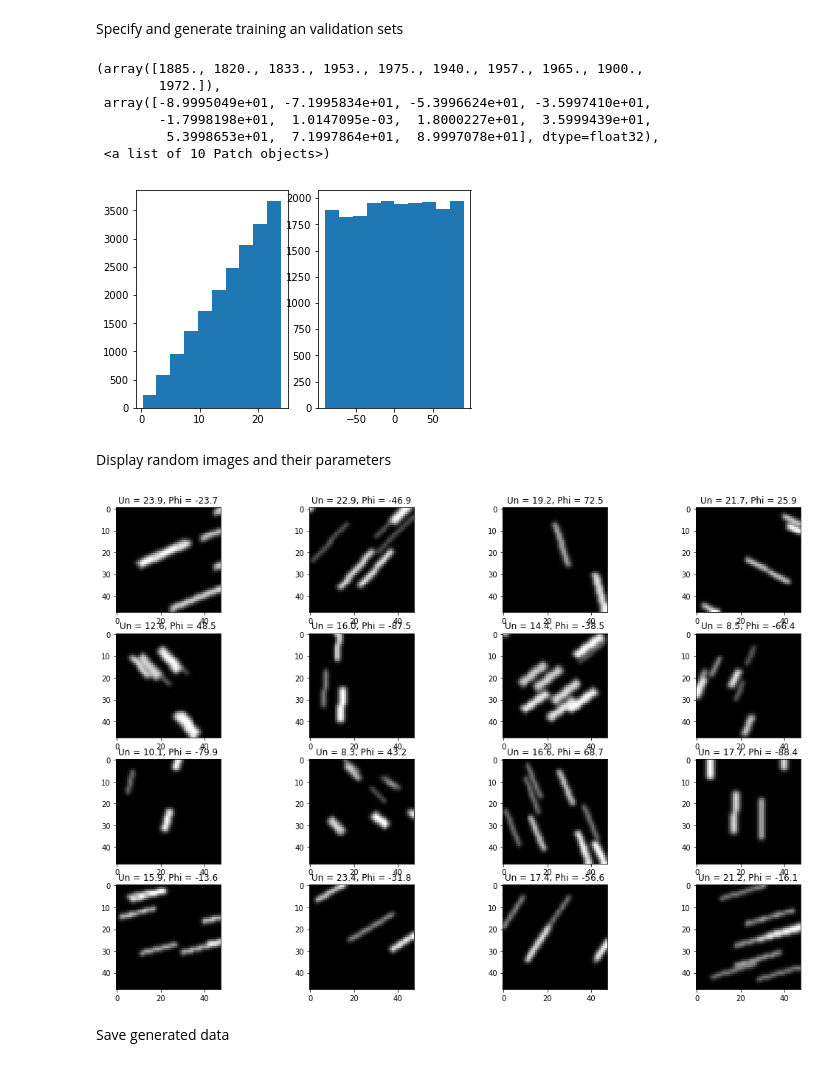
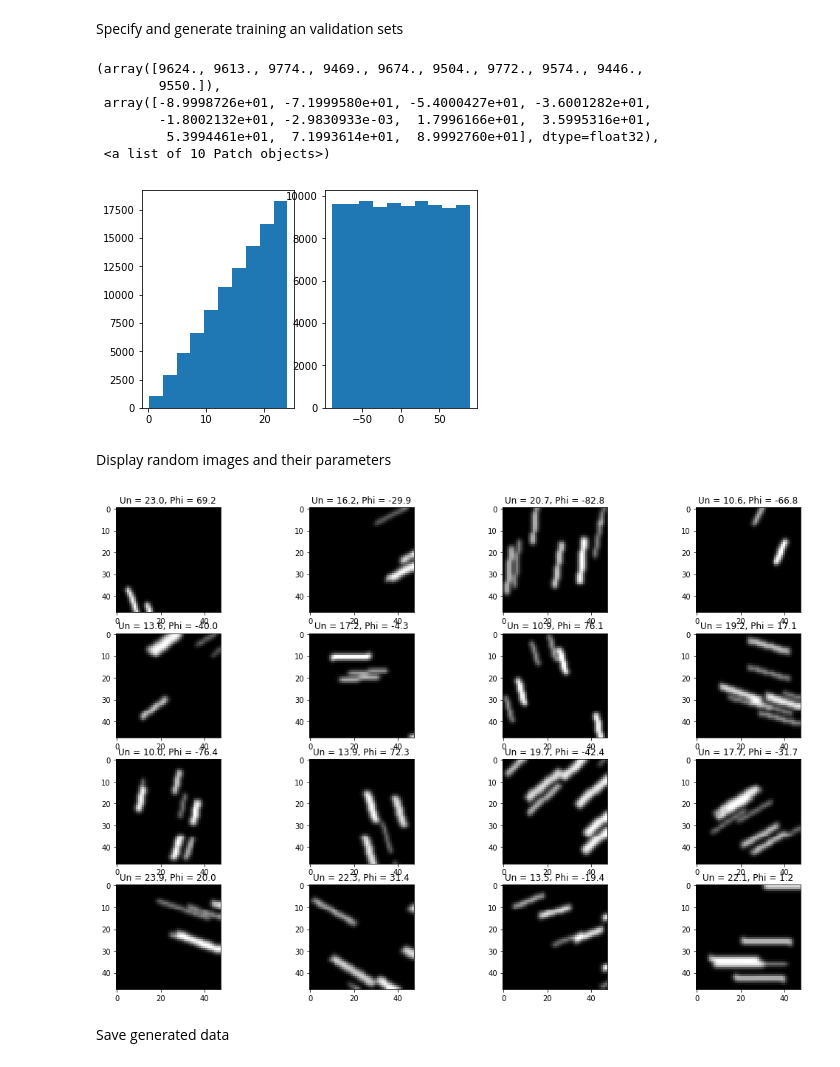
Before and after one commit to agrayver/streakcnn, a Jupyter notebook: generate_CNN_dataset.ipynb, the cells around one changed output. Saved outputs shown, nothing was run; the diff lists cells and outputs as text; code cells hidden in the pictures.

```diff
--- a/generate_CNN_dataset.ipynb
+++ b/generate_CNN_dataset.ipynb
@@ -30,7 +30,7 @@ class StreakImageGenerator:
         self.uRms = uRms
         self.phiRms = phiRms
 
-    def generate(self, count = 1, sigma = None, truncate = None):
+    def generate(self, count = 1, sigma = None):
         images = np.zeros([count, 1, self.winSz, self.winSz], dtype=np.uint8)
         un0 = np.zeros(count, dtype=np.float32)
         phi0 = np.zeros(count, dtype=np.float32)
@@ -66,10 +66,7 @@ class StreakImageGenerator:
             if sigma is None:
                 images[i,0,:,:] = img;
             else:
-                #images[i,0,:,:] = gaussian_filter(np.asarray(img), sigma=sigma, truncate=truncate)
-                #images[i,0,:,:] = ImageOps.autocontrast(Image.fromarray(img))
                 images[i,0,:,:] = img.filter(ImageFilter.GaussianBlur(radius=sigma))
-                #images[i,0,:,:] = 255. * (1. - np.exp(-0.006*images[i,0,:,:]))
 
         return images,un0,phi0*180/np.pi,nstreaks
 # %% [markdown]
@@ -77,30 +74,30 @@ Specify and generate training an validation sets
 # %%
 windowSize = 48
 maxDisplacement = 24
 nparticles = range(2, 10)
 radius = range(1, 4)
 uRms = 0
 phiRms = 0
 
 generator = StreakImageGenerator(windowSize, maxDisplacement, \
                                  nparticles, radius, uRms, phiRms)
 
-count = 192*100;
-images, Un, Phi, _ = generator.generate(count = count, sigma = 1, truncate = 2)
+count = 192*500;
+images, Un, Phi, _ = generator.generate(count = count, sigma = 1)
 
 fig = plt.figure()
 ax = fig.add_subplot(1,2,1)
 plt.hist(Un)
 ax = fig.add_subplot(1,2,2)
 plt.hist(Phi)
 # %% [output]
-(array([1885., 1820., 1833., 1953., 1975., 1940., 1957., 1965., 1900.,
-        1972.]),
- array([-8.9995049e+01, -7.1995834e+01, -5.3996624e+01, -3.5997410e+01,
-        -1.7998198e+01,  1.0147095e-03,  1.8000227e+01,  3.5999439e+01,
-         5.3998653e+01,  7.1997864e+01,  8.9997078e+01], dtype=float32),
+(array([9624., 9613., 9774., 9469., 9674., 9504., 9772., 9574., 9446.,
+        9550.]),
+ array([-8.9998726e+01, -7.1999580e+01, -5.4000427e+01, -3.6001282e+01,
+        -1.8002132e+01, -2.9830933e-03,  1.7996166e+01,  3.5995316e+01,
+         5.3994461e+01,  7.1993614e+01,  8.9992760e+01], dtype=float32),
  <a list of 10 Patch objects>)
-[figure, old version]
+[figure, new version]
 # %% [markdown]
 Display random images and their parameters
 # %%
@@ -116,7 +113,7 @@ for i in range(indices.size):
 fig.set_size_inches(np.array(fig.get_size_inches()) * 3)
 plt.show()
 # %% [output]
-[figure, old version]
+[figure, new version]
 # %% [markdown]
 Save generated data
 # %%
```
Also changed, not shown: parts of 1 cell of this notebook, 5 other files.
